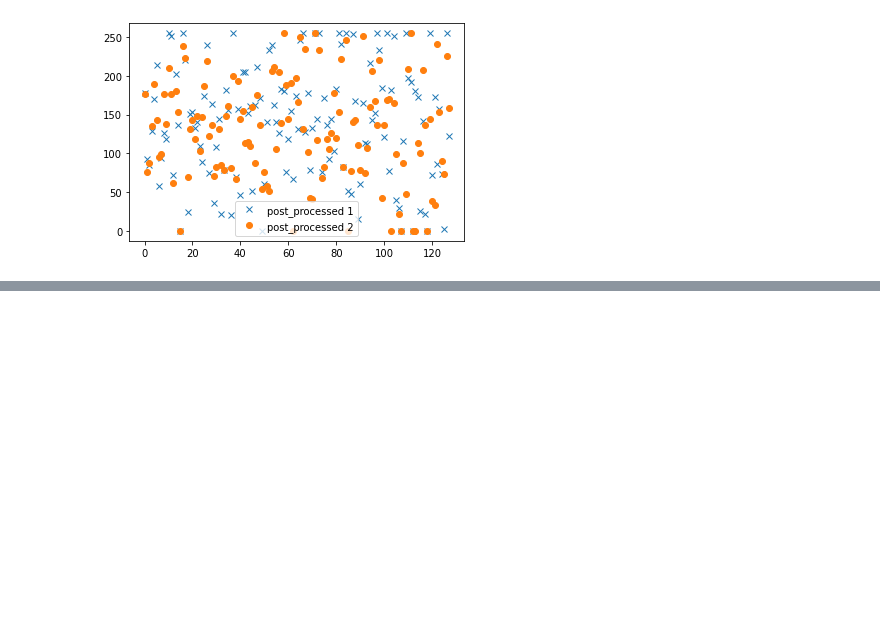
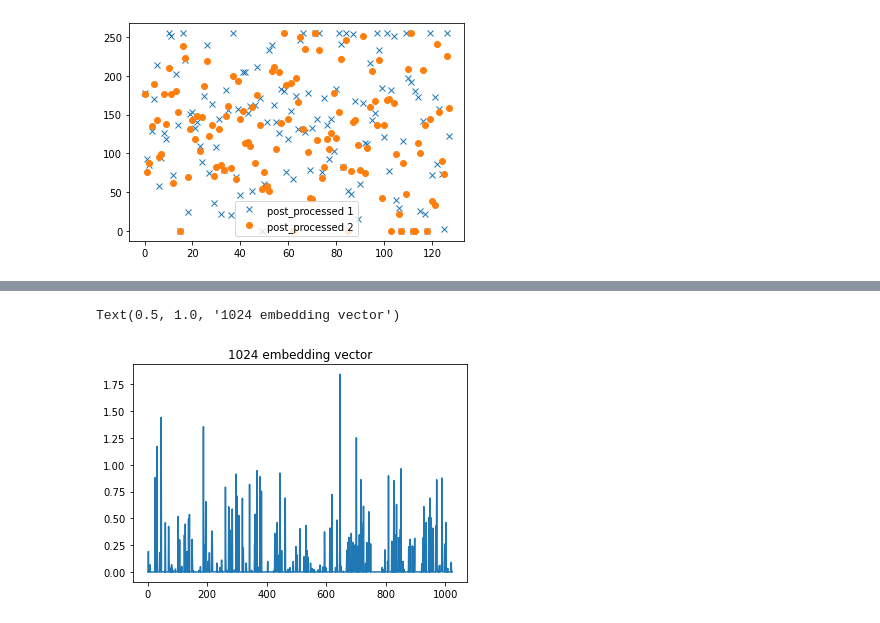
Before and after one commit to trecpodcasts/podcast-audio-feature-extraction, a Jupyter notebook: notebooks/feature-extraction-demo.ipynb, the cells around one changed output, grey strips where cells are left out. Saved outputs shown, nothing was run; the diff lists cells and outputs as text; code cells hidden in the pictures; blank space fills up the shorter version.

Commit message:
feat: added YAMNet feature extraction

```diff
--- a/notebooks/feature-extraction-demo.ipynb
+++ b/notebooks/feature-extraction-demo.ipynb
@@ -30,19 +30,6 @@ from src.data import load_metadata, relative_file_path
 # %%
 metadata = load_metadata()
 subset = metadata.iloc[:2]
-# %%
-def find_paths(metadata, base_folder, file_extension):
-    paths = []
-    for i in range(len(metadata)):
-        relative_path = relative_file_path(
-            metadata.show_filename_prefix.iloc[i],
-            metadata.episode_filename_prefix.iloc[i] )
-        path = os.path.join(
-            base_folder,
-            relative_path + file_extension
-        )
-        paths.append(path)
-    return paths
 # %%
 AUDIO_DATA = "/unix/cdtdisspotify/data/spotify-podcasts-2020/podcasts-audio"
 audio_paths = find_paths(subset, AUDIO_DATA, ".ogg")
@@ -125,0 +119,3 @@ plt.legend()
+# %%
+embed_paths = find_paths(subset, DATA_YAMNET_EMBED, ".pkl")
+output_paths = find_paths(subset, DATA_YAMNET_SCORES, ".pkl")
@@ -125,0 +126,9 @@ plt.legend()
+# %%
+yamnet_embedding = pickle.load(open(embed_paths[0], "rb"))
+yamnet_scores = pickle.load(open(output_paths[0], "rb"))
+# %%
+plt.plot(yamnet_embedding[0])
+plt.title("1024 embedding vector")
+# %% [output]
+Text(0.5, 1.0, '1024 embedding vector')
+[figure, added]
```
Also changed, not shown: parts of 10 cells of this notebook, 6 other files.
